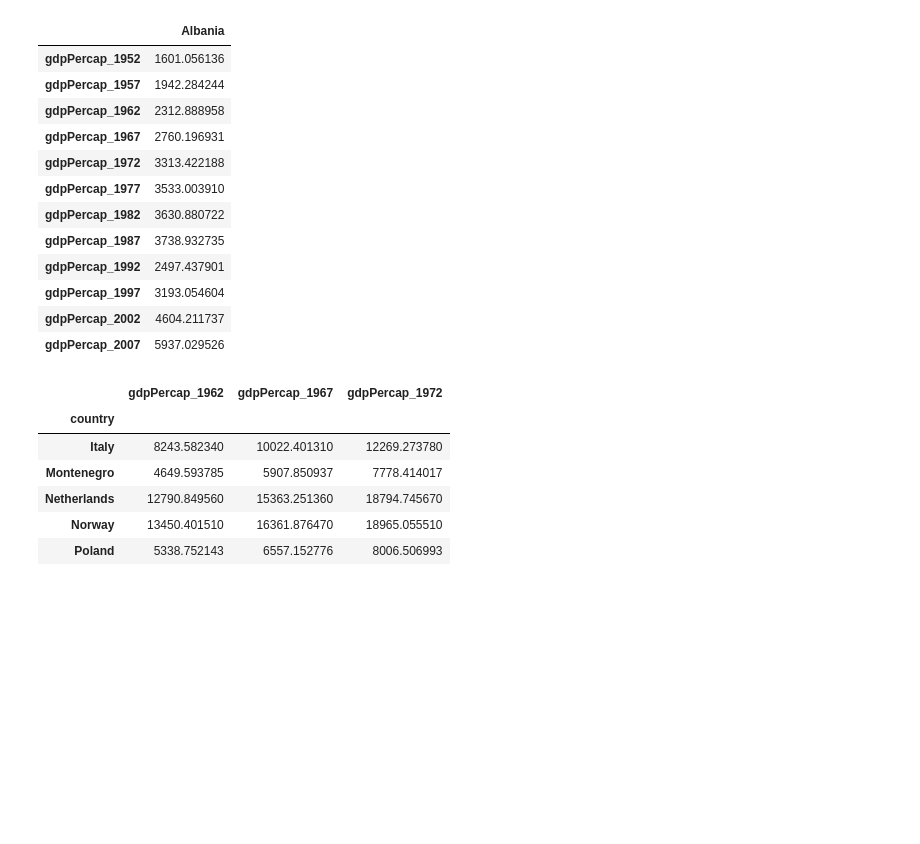
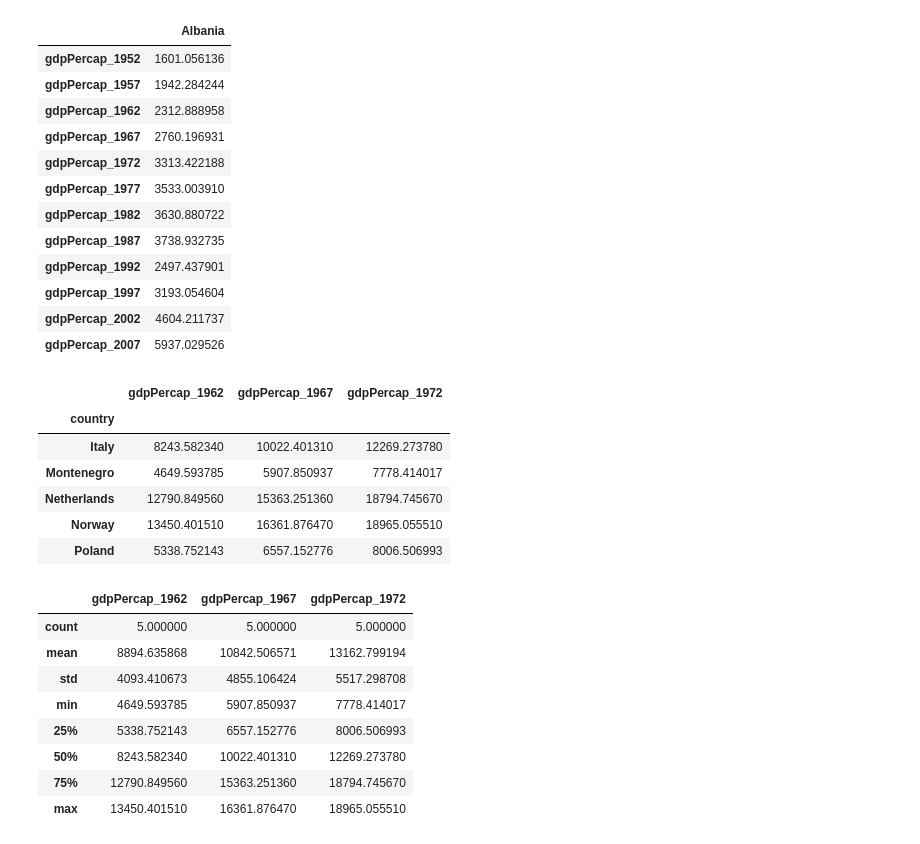
Before and after one commit to nih-fmrif/2017-09-28-NIH-CMN_notebooks, a Jupyter notebook: pandas_and_plotting.ipynb, the cells around one changed output. Cells and saved outputs as stored; diff of their text form; code cells hidden in the pictures; blank space fills up the shorter version.

```diff
--- a/pandas_and_plotting.ipynb
+++ b/pandas_and_plotting.ipynb
@@ -207,3 +207,15 @@ data.loc['Italy':'Poland', 'gdpPercap_1962':'gdpPercap_1972']
 | Netherlands | 12790.849560 | 15363.251360 | 18794.745670 |
 | Norway | 13450.401510 | 16361.876470 | 18965.055510 |
 | Poland | 5338.752143 | 6557.152776 | 8006.506993 |
+# %%
+data.loc['Italy':'Poland', 'gdpPercap_1962':'gdpPercap_1972'].describe()
+# %% [output]
+|  | gdpPercap_1962 | gdpPercap_1967 | gdpPercap_1972 |
+| count | 5.000000 | 5.000000 | 5.000000 |
+| mean | 8894.635868 | 10842.506571 | 13162.799194 |
+| std | 4093.410673 | 4855.106424 | 5517.298708 |
+| min | 4649.593785 | 5907.850937 | 7778.414017 |
+| 25% | 5338.752143 | 6557.152776 | 8006.506993 |
+| 50% | 8243.582340 | 10022.401310 | 12269.273780 |
+| 75% | 12790.849560 | 15363.251360 | 18794.745670 |
+| max | 13450.401510 | 16361.876470 | 18965.055510 |
```
Also changed, not shown: parts of 1 cell of this notebook.
